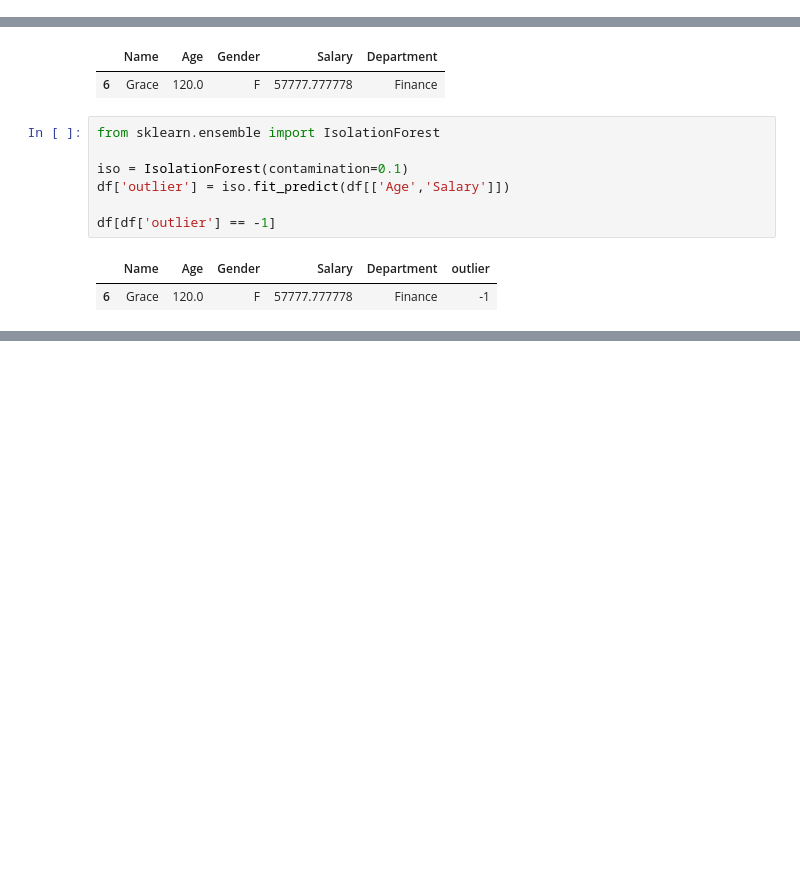
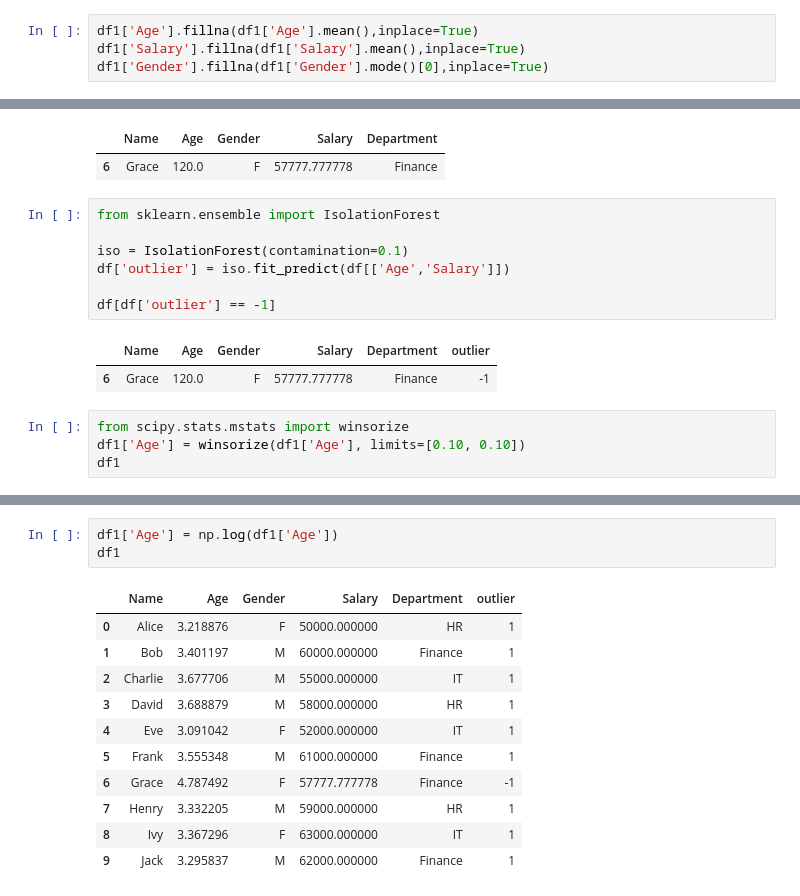
Before and after one commit to Roshansekar/Data-Preprocess, a Jupyter notebook: Data_Preprocessing.ipynb, the cells around one changed output, grey strips where cells are left out. Saved outputs shown, nothing was run; the diff lists cells and outputs as text; blank space fills up the shorter version.

```diff
--- a/Data_Preprocessing.ipynb
+++ b/Data_Preprocessing.ipynb
@@ -107,3 +108,7 @@ For example, when doing 'df[col].method(value, inplace=True)', try using 'df.met
 
 
   df['Gender'].fillna(df['Gender'].mode()[0],inplace=True)
+# %%
+df1['Age'].fillna(df1['Age'].mean(),inplace=True)
+df1['Salary'].fillna(df1['Salary'].mean(),inplace=True)
+df1['Gender'].fillna(df1['Gender'].mode()[0],inplace=True)
@@ -179,3 +203,7 @@ df[df['outlier'] == -1]
 # %% [output]
 |  | Name | Age | Gender | Salary | Department | outlier |
 | 6 | Grace | 120.0 | F | 57777.777778 | Finance | -1 |
+# %%
+from scipy.stats.mstats import winsorize
+df1['Age'] = winsorize(df1['Age'], limits=[0.10, 0.10])
+df1
@@ -181,0 +222,15 @@ df[df['outlier'] == -1]
+# %%
+df1['Age'] = np.log(df1['Age'])
+df1
+# %% [output]
+|  | Name | Age | Gender | Salary | Department | outlier |
+| 0 | Alice | 3.218876 | F | 50000.000000 | HR | 1 |
+| 1 | Bob | 3.401197 | M | 60000.000000 | Finance | 1 |
+| 2 | Charlie | 3.677706 | M | 55000.000000 | IT | 1 |
+| 3 | David | 3.688879 | M | 58000.000000 | HR | 1 |
+| 4 | Eve | 3.091042 | F | 52000.000000 | IT | 1 |
+| 5 | Frank | 3.555348 | M | 61000.000000 | Finance | 1 |
+| 6 | Grace | 4.787492 | F | 57777.777778 | Finance | -1 |
+| 7 | Henry | 3.332205 | M | 59000.000000 | HR | 1 |
+| 8 | Ivy | 3.367296 | F | 63000.000000 | IT | 1 |
+| 9 | Jack | 3.295837 | M | 62000.000000 | Finance | 1 |
```
Also changed, not shown: parts of 5 cells of this notebook.
